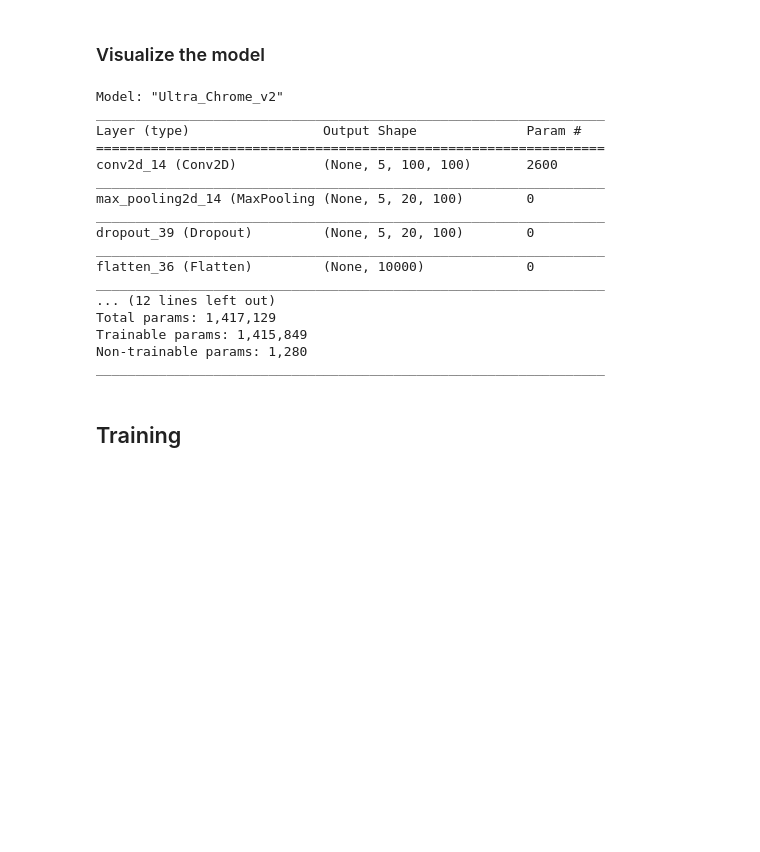
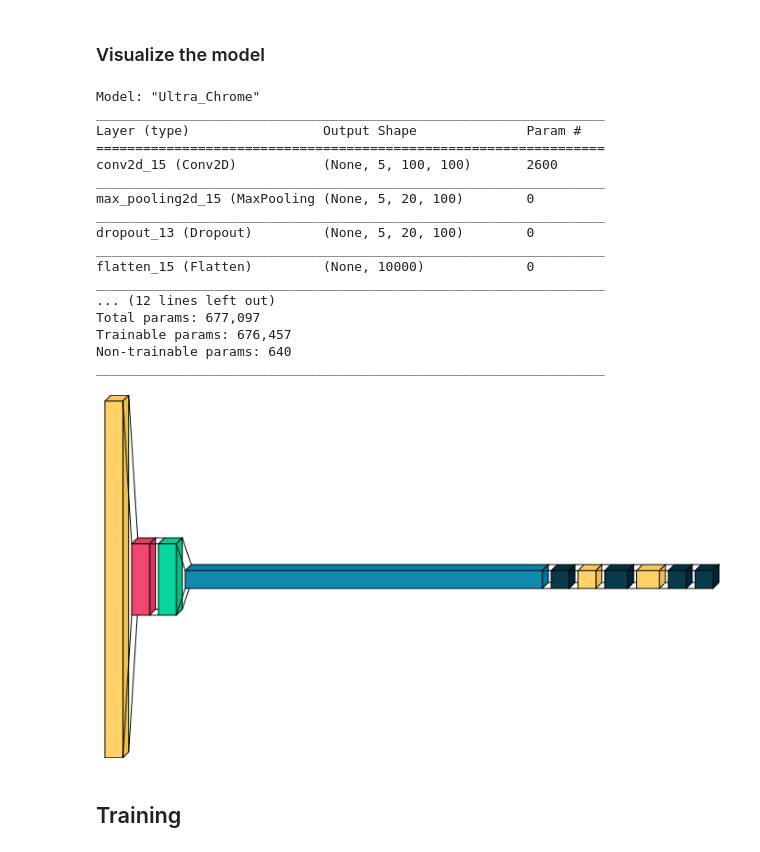
Before and after one commit to davide97g/ultra-chrome, a Jupyter notebook: notebooks/models.ipynb, the cells around one changed output. Drawn from its saved outputs; the diff is of its cells as text; code cells hidden in the pictures; blank space fills up the shorter version.

Commit message:
final results models

```diff
--- a/notebooks/models.ipynb
+++ b/notebooks/models.ipynb
@@ -244,24 +272,26 @@ model.add(layers.Dense(1, activation='sigmoid'))
 ### Visualize the model
 # %%
 model.summary()
+visualkeras.layered_view(model)
 # %% [output]
-Model: "Ultra_Chrome_v2"
+Model: "Ultra_Chrome"
 _________________________________________________________________
 Layer (type)                 Output Shape              Param #
 =================================================================
-conv2d_14 (Conv2D)           (None, 5, 100, 100)       2600
+conv2d_15 (Conv2D)           (None, 5, 100, 100)       2600
 _________________________________________________________________
-max_pooling2d_14 (MaxPooling (None, 5, 20, 100)        0
+max_pooling2d_15 (MaxPooling (None, 5, 20, 100)        0
 _________________________________________________________________
-dropout_39 (Dropout)         (None, 5, 20, 100)        0
+dropout_13 (Dropout)         (None, 5, 20, 100)        0
 _________________________________________________________________
-flatten_36 (Flatten)         (None, 10000)             0
+flatten_15 (Flatten)         (None, 10000)             0
 _________________________________________________________________
 ... (12 lines left out)
-Total params: 1,417,129
-Trainable params: 1,415,849
-Non-trainable params: 1,280
+Total params: 677,097
+Trainable params: 676,457
+Non-trainable params: 640
 _________________________________________________________________
+[figure, added]
 # %% [markdown]
 ## Training
 # %% [markdown]
```
Also changed, not shown: parts of 21 cells of this notebook, 7 other files.
